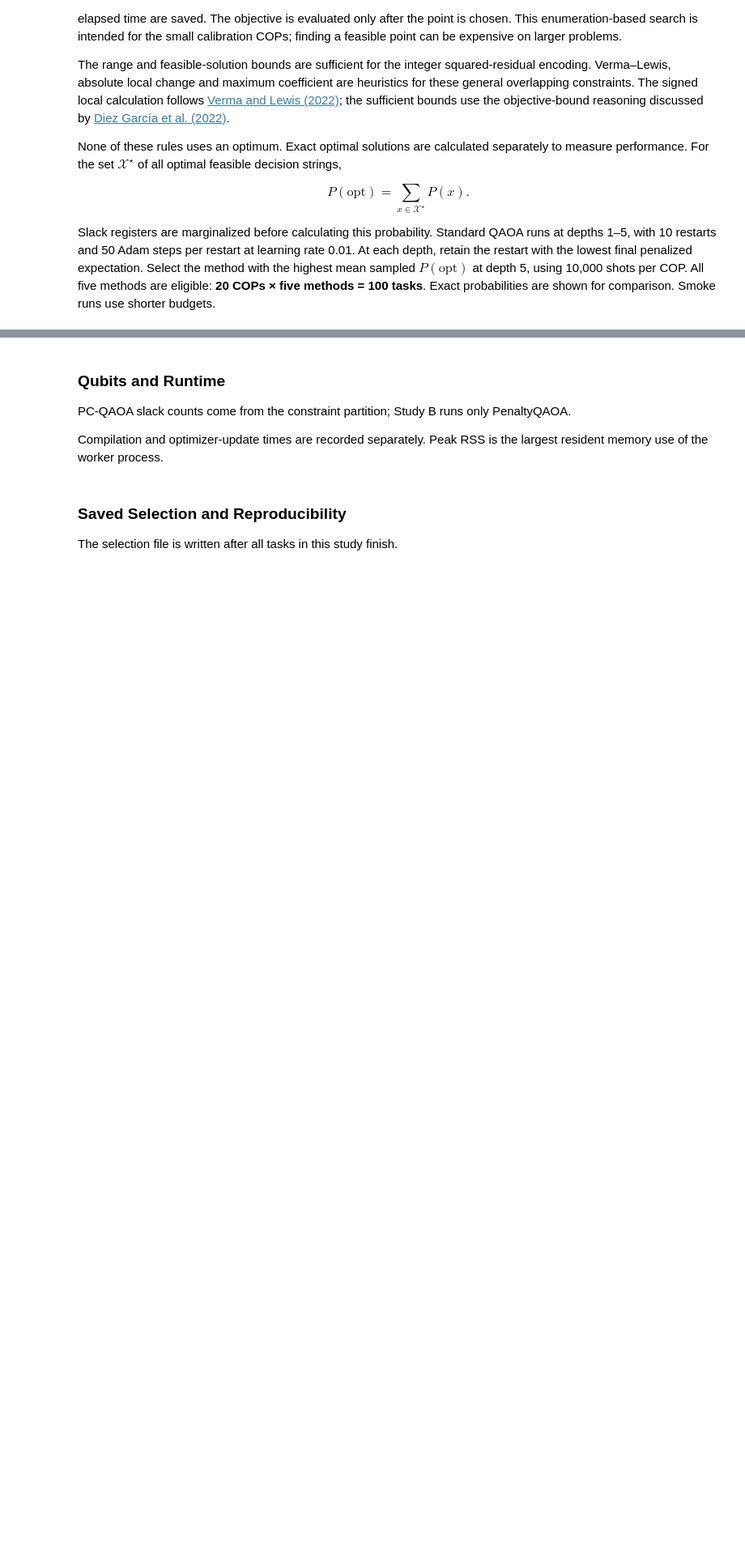
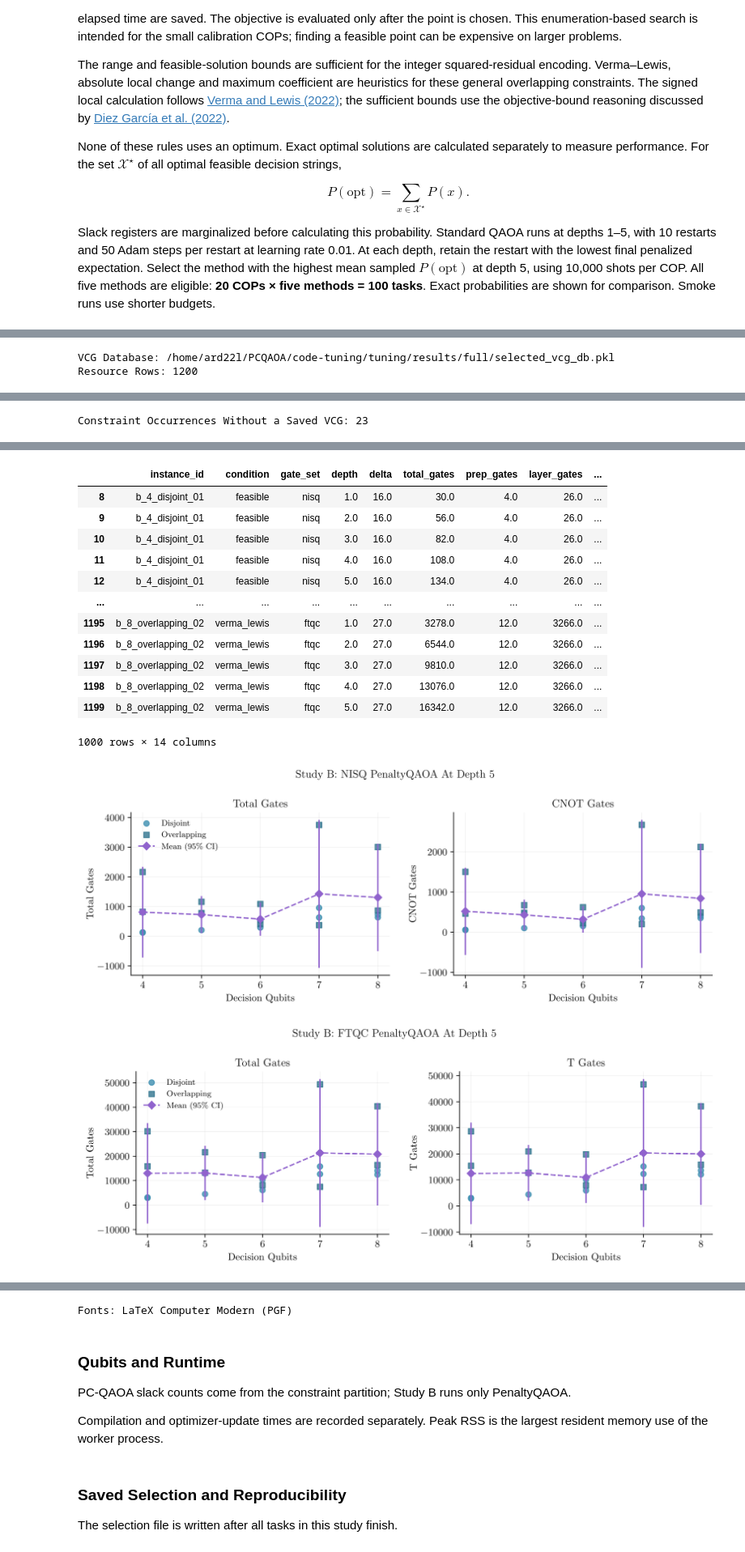
Before and after one commit to Vilcius/constraint_gadgets, a Jupyter notebook: tuning/notebooks/tuning_results.ipynb, the cells around one changed output, grey strips where cells are left out. Shown at 81% size. Cells and saved outputs as stored; diff of their text form; code cells hidden in the pictures; blank space fills up the shorter version.

```diff
--- a/tuning/notebooks/tuning_results.ipynb
+++ b/tuning/notebooks/tuning_results.ipynb
@@ -170,0 +247,26 @@ if not data["b_instances"].empty:
+# %%
+VCG_DB_PATH = RESULTS_DIR / "selected_vcg_db.pkl"
+if not VCG_DB_PATH.exists():
+    VCG_DB_PATH = REPO / "tuning/artifacts/selected_vcg_db.pkl"
+resource_b = estimate_study_b(B_RESULTS_DIR, VCG_DB_PATH)
+print("VCG Database:", VCG_DB_PATH)
+print("Resource Rows:", len(resource_b))
+if not resource_b.empty:
+    display(resource_b.groupby(["representation", "status", "gate_set"]).size().rename("Rows"))
+    missing = resource_b[resource_b.status == "missing_vcg"]
+    if not missing.empty:
+        print("Constraint Occurrences Without a Saved VCG:",
+              len(missing[["instance_id", "constraint_index"]].drop_duplicates()))
+        display(missing[["instance_id", "constraint", "family"]].drop_duplicates())
+    circuits = resource_b[resource_b.representation == "full_penalty_qaoa"]
+    display(circuits.groupby(["gate_set", "condition", "depth"])[
+        ["total_gates", "two_qubit_gates", "t_gates", "n_allocated"]].mean())
+    display(circuits[["instance_id", "condition", "gate_set", "depth", "delta",
+        "total_gates", "prep_gates", "layer_gates", "expanded_layer_gates",
+        "n_allocated", "n_slack", "algo_wires", "zeroed_wires", "any_state_wires"]])
+    for path in resource_figures(resource_b, "b", writers["b"]):
+        display(Image(filename=str(path), width=900))
+    print("Fonts:", writers["b"].font_status)
+# %% [output]
+VCG Database: /home/ard22l/PCQAOA/code-tuning/tuning/results/full/selected_vcg_db.pkl
+Resource Rows: 1200
@@ -170,0 +283 @@ if not data["b_instances"].empty:
+Constraint Occurrences Without a Saved VCG: 23
@@ -170,0 +319,15 @@ if not data["b_instances"].empty:
+|  | instance_id | condition | gate_set | depth | delta | total_gates | prep_gates | layer_gates | ... |
+| 8 | b_4_disjoint_01 | feasible | nisq | 1.0 | 16.0 | 30.0 | 4.0 | 26.0 | ... |
+| 9 | b_4_disjoint_01 | feasible | nisq | 2.0 | 16.0 | 56.0 | 4.0 | 26.0 | ... |
+| 10 | b_4_disjoint_01 | feasible | nisq | 3.0 | 16.0 | 82.0 | 4.0 | 26.0 | ... |
+| 11 | b_4_disjoint_01 | feasible | nisq | 4.0 | 16.0 | 108.0 | 4.0 | 26.0 | ... |
+| 12 | b_4_disjoint_01 | feasible | nisq | 5.0 | 16.0 | 134.0 | 4.0 | 26.0 | ... |
+| ... | ... | ... | ... | ... | ... | ... | ... | ... | ... |
+| 1195 | b_8_overlapping_02 | verma_lewis | ftqc | 1.0 | 27.0 | 3278.0 | 12.0 | 3266.0 | ... |
+| 1196 | b_8_overlapping_02 | verma_lewis | ftqc | 2.0 | 27.0 | 6544.0 | 12.0 | 3266.0 | ... |
+| 1197 | b_8_overlapping_02 | verma_lewis | ftqc | 3.0 | 27.0 | 9810.0 | 12.0 | 3266.0 | ... |
+| 1198 | b_8_overlapping_02 | verma_lewis | ftqc | 4.0 | 27.0 | 13076.0 | 12.0 | 3266.0 | ... |
+| 1199 | b_8_overlapping_02 | verma_lewis | ftqc | 5.0 | 27.0 | 16342.0 | 12.0 | 3266.0 | ... |
+1000 rows × 14 columns
+[figure, added]
+[figure, added]
@@ -171,3 +335,4 @@ if not data["b_instances"].empty:
+Fonts: LaTeX Computer Modern (PGF)
 # %% [markdown]
 ### Qubits and Runtime
 
```
Also changed, not shown: parts of 4 cells of this notebook, 26 other files.
